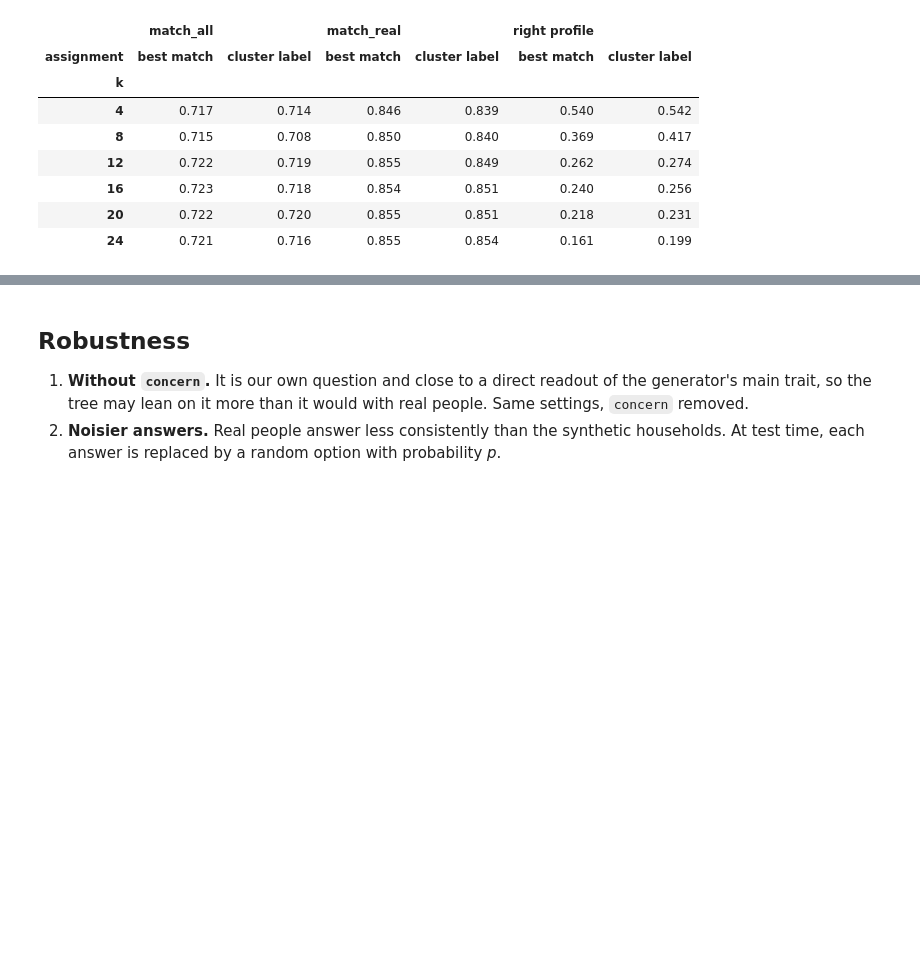
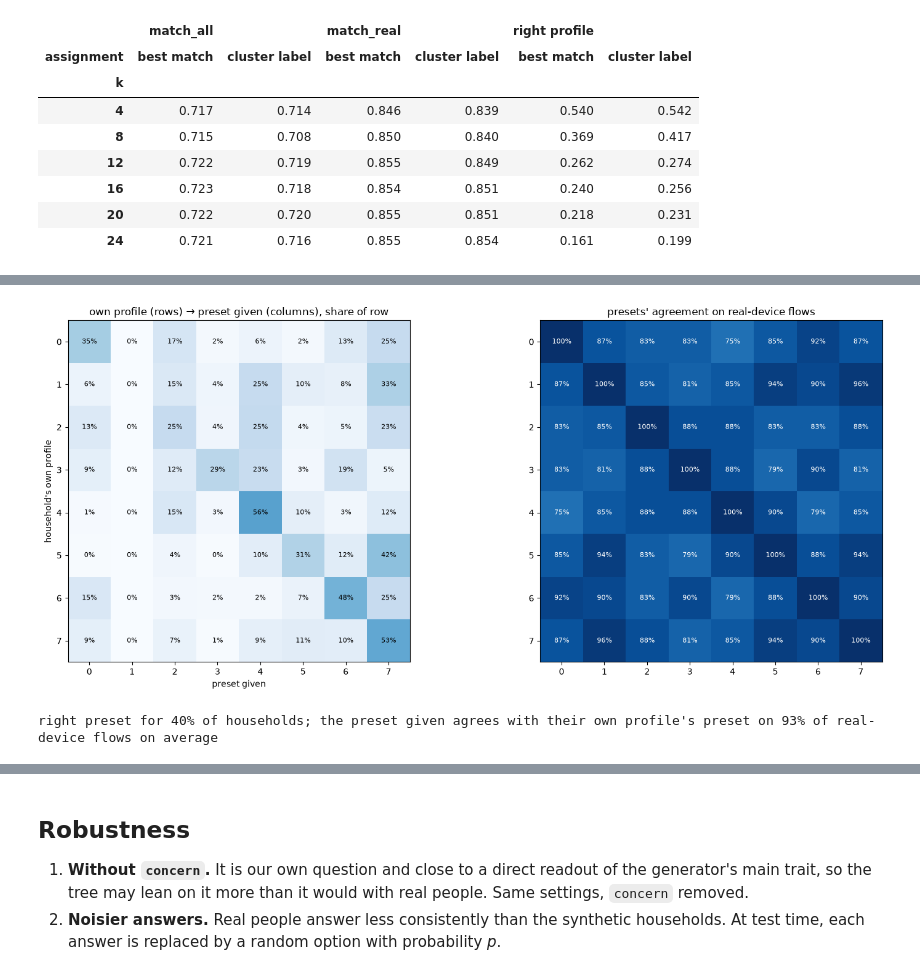
Before and after one commit to baktistr/ppd-household-presets, a Jupyter notebook: notebooks/05_onboarding_tree.ipynb, the cells around one changed output, grey strips where cells are left out. Drawn from its saved outputs; the diff is of its cells as text; code cells hidden in the pictures; blank space fills up the shorter version.

```diff
--- a/notebooks/05_onboarding_tree.ipynb
+++ b/notebooks/05_onboarding_tree.ipynb
@@ -223,0 +235,26 @@ Fit on all households; each leaf gets its best-matching preset.
+# %%
+from sklearn.metrics import confusion_matrix
+truth, given = [], []
+for tr, te in folds:
+    tr_tree = DecisionTreeClassifier(max_depth=best_depth, min_samples_leaf=MIN_LEAF, random_state=SEED).fit(X[tr], labels[f"k{best_k}"].to_numpy()[tr])
+    mp = best_match(tr_tree, X[tr], D[tr], PRESET_ITEMS[best_k])
+    truth += list(labels[f"k{best_k}"].to_numpy()[te]); given += [mp[int(L)] for L in tr_tree.apply(X[te])]
+cm = confusion_matrix(truth, given, labels=range(best_k), normalize="true")
+P_k = PRESET_ITEMS[best_k]
+similar = np.array([[(P_k[a][real] == P_k[b][real]).mean() for b in range(best_k)] for a in range(best_k)])
+fig, axes = plt.subplots(1, 2, figsize=(16, 6.5))
+for ax, m, title, fmt in [(axes[0], cm, "own profile (rows) → preset given (columns), share of row", "{:.0%}"),
+                          (axes[1], similar, "presets' agreement on real-device flows", "{:.0%}")]:
+    im = ax.imshow(m, cmap="Blues", vmin=0, vmax=1)
+    for i in range(best_k):
+        for j in range(best_k):
+            ax.text(j, i, fmt.format(m[i, j]), ha="center", va="center", fontsize=8, color="white" if m[i, j] > 0.6 else "black")
+    ax.set_xticks(range(best_k)); ax.set_yticks(range(best_k)); ax.set_title(title)
+axes[0].set_xlabel("preset given"); axes[0].set_ylabel("household's own profile")
+plt.tight_layout(); plt.show()
+right = np.trace(confusion_matrix(truth, given, labels=range(best_k))) / len(truth)
+cost = np.mean([similar[a, b] for a, b in zip(truth, given)])
+print(f"right preset for {right:.0%} of households; the preset given agrees with their own profile's preset on {cost:.0%} of real-device flows on average")
+# %% [output]
+[figure, added]
+right preset for 40% of households; the preset given agrees with their own profile's preset on 93% of real-device flows on average
```
Also changed, not shown: parts of 9 cells of this notebook, 5 other files.
